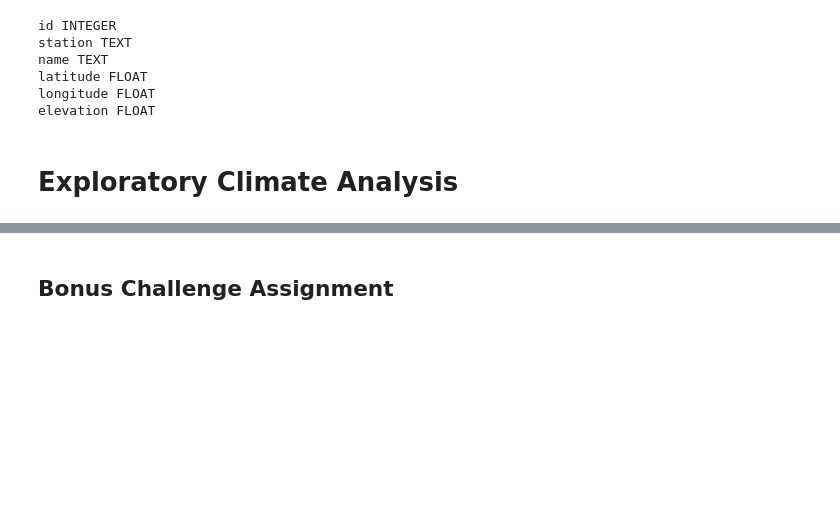
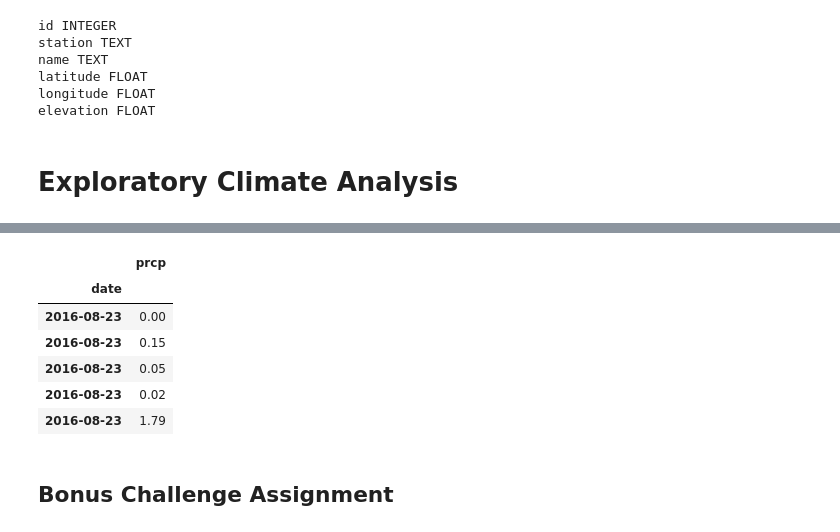
Before and after one commit to Fescamil1/sqlalchemy-challenge, a Jupyter notebook: climate_starter.ipynb, the cells around one changed output, grey strips where cells are left out. Drawn from its saved outputs; the diff is of its cells as text; code cells hidden in the pictures; blank space fills up the shorter version.

Commit message:
made additional script changes. 90% done with percipitation analysis section

```diff
--- a/climate_starter.ipynb
+++ b/climate_starter.ipynb
@@ -82,0 +130,15 @@ elevation FLOAT
+# %%
+#set the index to the date column and Sort the dataframe by daet
+precipitation_df = precipitation_df.set_index("date")
+
+percipitation_df = precipitation_df.sort_index(ascending = True)
+
+precipitation_df.head()
+# %% [output]
+|  | prcp |
+| date |  |
+| 2016-08-23 | 0.00 |
+| 2016-08-23 | 0.15 |
+| 2016-08-23 | 0.05 |
+| 2016-08-23 | 0.02 |
+| 2016-08-23 | 1.79 |
```
Also changed, not shown: parts of 5 cells of this notebook, 1 other file.
